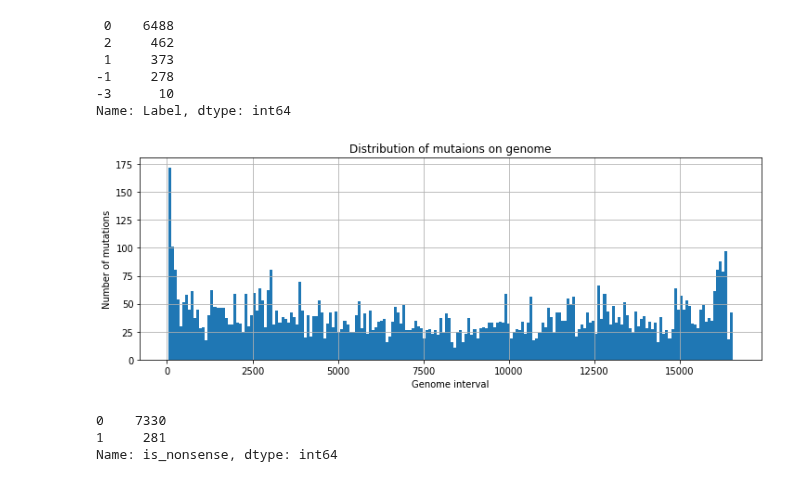
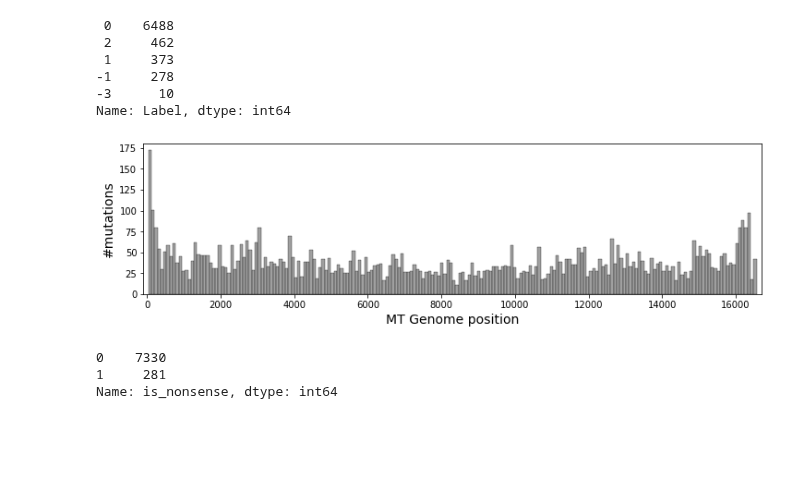
Before and after one commit to mitoclub/mtdnaMutSpecOfCancers, a Jupyter notebook: notebooks/mut_EDA.ipynb, the cells around one changed output. Saved outputs shown, nothing was run; the diff lists cells and outputs as text; code cells hidden in the pictures; blank space fills up the shorter version.

Commit message:
heatmap for SMBE

```diff
--- a/notebooks/mut_EDA.ipynb
+++ b/notebooks/mut_EDA.ipynb
@@ -227,13 +232,16 @@ mutations.Label.value_counts()
 -3      10
 Name: Label, dtype: int64
 # %%
-plt.figure(figsize=(12, 4))
-plt.title("Distribution of mutaions on genome")
-plt.xlabel("Genome interval")
-plt.ylabel("Number of mutations")
-mutations.Pos.hist(bins=200);
+plt.figure(figsize=(12, 3))
+# plt.title("Distribution of mutaions on genome")
+plt.xlabel("MT Genome position", fontsize=14)
+plt.ylabel("#mutations", fontsize=14)
+sns.histplot(mutations.Pos, bins=200, color="gray")
+plt.xlim(-100, 16700)
+plt.savefig("../figures/cancer_mutations_on_genome.png", dpi=300, bbox_inches="tight")
+plt.show()
 # %% [output]
-[figure, old version]
+[figure, new version]
 # %%
 ObsAll.is_nonsense.value_counts()
 # %% [output]
```
Also changed, not shown: parts of 2 cells of this notebook, 7 other files.
